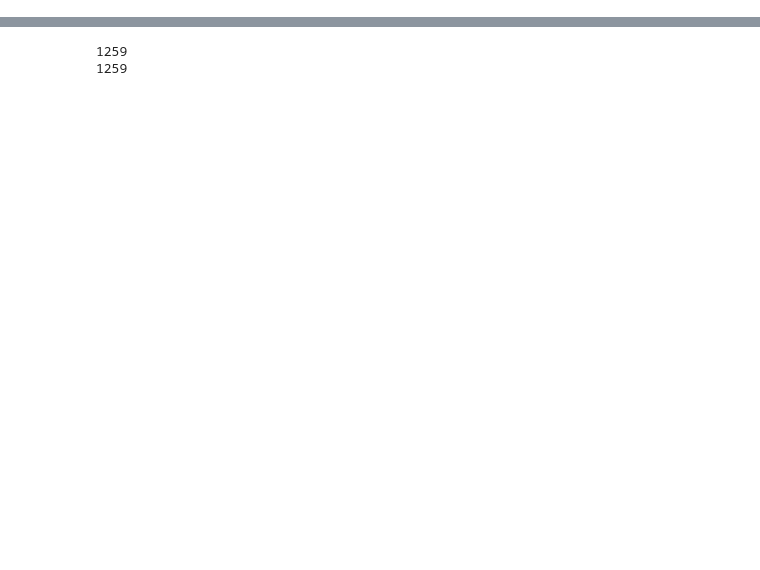
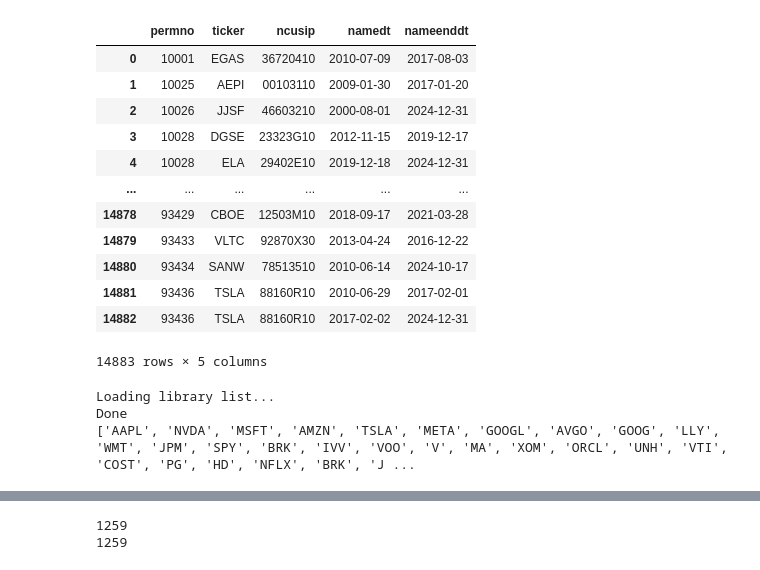
Before and after one commit to navid-nb/MSc_ML_Project1, a Jupyter notebook: temp.ipynb, the cells around one changed output, grey strips where cells are left out. Drawn from its saved outputs; the diff is of its cells as text; code cells hidden in the pictures; blank space fills up the shorter version.

```diff
--- a/temp.ipynb
+++ b/temp.ipynb
@@ -1,2 +1,82 @@
+# %%
+import pandas as pd
+# df=pd.read_parquet('wrds_extracts/run_20250919_140442/dsf.parquet')
+
+df=pd.read_parquet('wrds_extracts/run_20250919_140442/stocknames.parquet')
+df
+# a=df.loc[:,['permno','adj_mktcap']]
+# a.sort_values(by='adj_mktcap', ascending=False)
+# %% [output]
+|  | permno | ticker | ncusip | namedt | nameenddt |
+| 0 | 10001 | EGAS | 36720410 | 2010-07-09 | 2017-08-03 |
+| 1 | 10025 | AEPI | 00103110 | 2009-01-30 | 2017-01-20 |
+| 2 | 10026 | JJSF | 46603210 | 2000-08-01 | 2024-12-31 |
+| 3 | 10028 | DGSE | 23323G10 | 2012-11-15 | 2019-12-17 |
+| 4 | 10028 | ELA | 29402E10 | 2019-12-18 | 2024-12-31 |
+| ... | ... | ... | ... | ... | ... |
+| 14878 | 93429 | CBOE | 12503M10 | 2018-09-17 | 2021-03-28 |
+| 14879 | 93433 | VLTC | 92870X30 | 2013-04-24 | 2016-12-22 |
+| 14880 | 93434 | SANW | 78513510 | 2010-06-14 | 2024-10-17 |
+| 14881 | 93436 | TSLA | 88160R10 | 2010-06-29 | 2017-02-01 |
+| 14882 | 93436 | TSLA | 88160R10 | 2017-02-02 | 2024-12-31 |
+14883 rows × 5 columns
+# %%
+import wrds
+import pandas as pd
+
+def get_top_n_market_cap_companies(username: str, n: int):
+    """
+    Retrieve the top N companies by market capitalization from the CRSP database.
+
+    Connects to WRDS using the given username, queries the CRSP daily stock file (dsf)
+    and stock names (stocknames) to calculate market capitalization
+    using absolute price multiplied by shares outstanding on the most recent date available.
+
+    The output dataframe includes columns: permno, ticker, comnam, and market_cap.
+
+    Parameters:
+    -----------
+    username : str
+        WRDS username for database connection.
+    n : int
+        Number of top companies by market capitalization to return.
+
+    Returns:
+    --------
+    pd.DataFrame
+        DataFrame containing top N companies with their permno, ticker, company name, and market capitalization.
+
+    Remark:
+    --------
+    Due to possible ties in market capitalization values at the cutoff rank,
+    the function may return more than N companies if multiple companies share
+    the same market capitalization as the Nth ranked company.
+    """
+    conn = wrds.Connection(wrds_username=username)
+
+    query = f"""
+    select d.permno, s.ticker, s.comnam, (abs(d.prc) * d.shrout) as market_cap
+    from crsp.dsf d
+    join crsp.stocknames s
+      on d.permno = s.permno
+     and d.date between s.namedt and coalesce(s.nameenddt, '2999-12-31')
+    where d.date = (select max(date) from crsp.dsf)
+      and d.prc is not null
+      and d.shrout is not null
+      and d.shrout > 0
+      and d.prc <> 0
+    order by market_cap desc
+    limit {n}
+    """
+
+    df = conn.raw_sql(query)
+    conn.close()
+    return df
+
+print(list(get_top_n_market_cap_companies('navid_namazi',100)['ticker']))
+# %% [output]
+Loading library list...
+Done
+['AAPL', 'NVDA', 'MSFT', 'AMZN', 'TSLA', 'META', 'GOOGL', 'AVGO', 'GOOG', 'LLY', 'WMT', 'JPM', 'SPY', 'BRK', 'IVV', 'VOO', 'V', 'MA', 'XOM', 'ORCL', 'UNH', 'VTI', 'COST', 'PG', 'HD', 'NFLX', 'BRK', 'J ...
 # %%
 import pandas as pd
```
Also changed, not shown: parts of 5 cells of this notebook, 7 other files.
